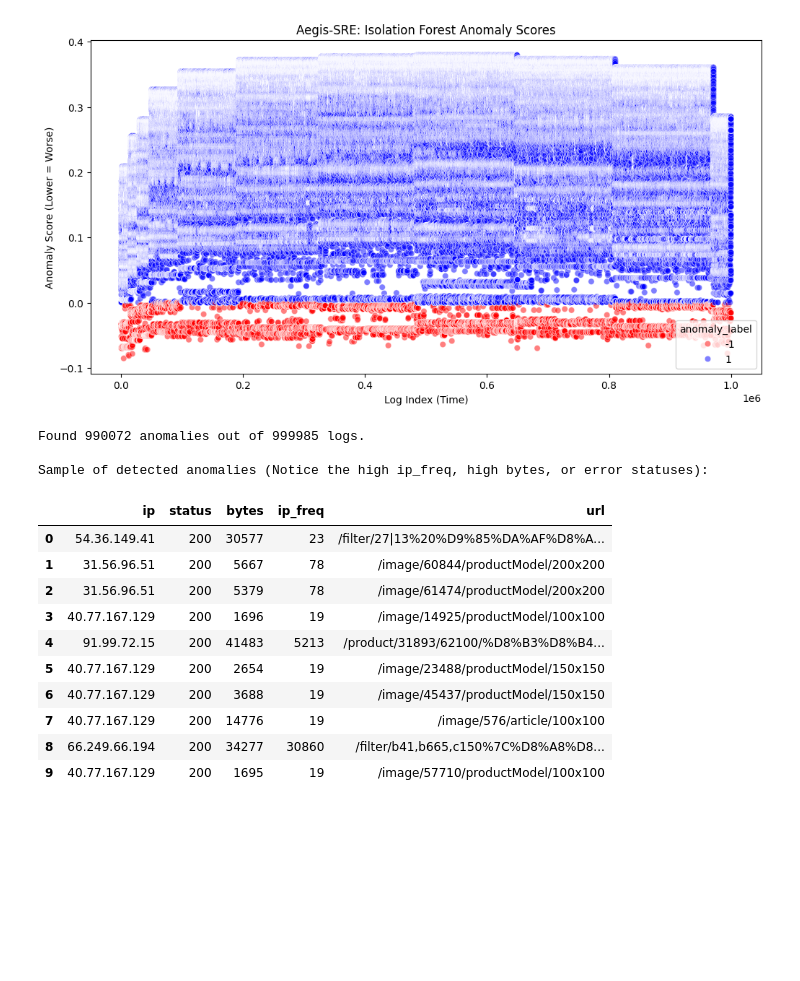
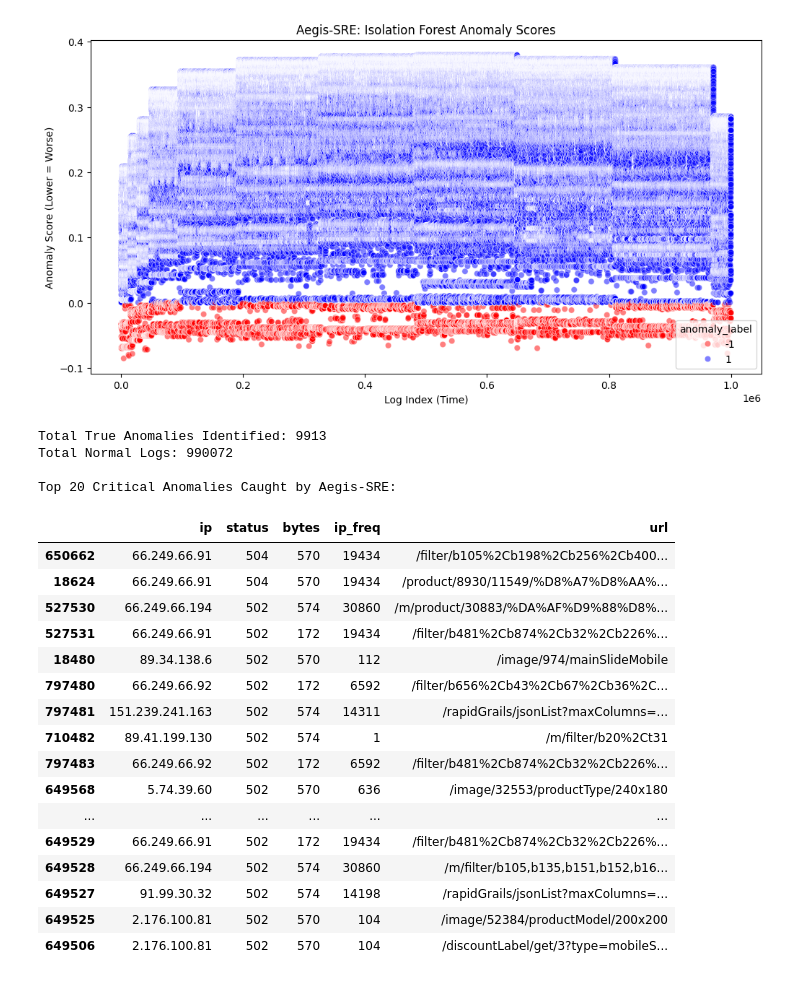
Before and after one commit to RansiluRanasinghe/Aegis-SRE, a Jupyter notebook: NoteBook/Aegis_SRE_Anomaly_Detection_Model.ipynb, the cells around one changed output. Drawn from its saved outputs; the diff is of its cells as text; code cells hidden in the pictures; blank space fills up the shorter version.

Commit message:
bug-fix: fixed the issue with model evaluation

```diff
--- a/NoteBook/Aegis_SRE_Anomaly_Detection_Model.ipynb
+++ b/NoteBook/Aegis_SRE_Anomaly_Detection_Model.ipynb
@@ -183,23 +183,33 @@ plt.ylabel("Anomaly Score (Lower = Worse)")
 plt.show()
 # %% [output]
 [figure]
-# %%
-anomalies = df[df["anomaly_label"] == 1]
-print(f"\nFound {len(anomalies)} anomalies out of {len(df)} logs.")
-print("\nSample of detected anomalies (Notice the high ip_freq, high bytes, or error statuses):")
-display(anomalies[['ip', 'status', 'bytes', 'ip_freq', 'url']].head(10))
-# %% [output]
-Found 990072 anomalies out of 999985 logs.
-
-Sample of detected anomalies (Notice the high ip_freq, high bytes, or error statuses):
-|  | ip | status | bytes | ip_freq | url |
-| 0 | 54.36.149.41 | 200 | 30577 | 23 | /filter/27|13%20%D9%85%DA%AF%D8%A... |
-| 1 | 31.56.96.51 | 200 | 5667 | 78 | /image/60844/productModel/200x200 |
-| 2 | 31.56.96.51 | 200 | 5379 | 78 | /image/61474/productModel/200x200 |
-| 3 | 40.77.167.129 | 200 | 1696 | 19 | /image/14925/productModel/100x100 |
-| 4 | 91.99.72.15 | 200 | 41483 | 5213 | /product/31893/62100/%D8%B3%D8%B4... |
-| 5 | 40.77.167.129 | 200 | 2654 | 19 | /image/23488/productModel/150x150 |
-| 6 | 40.77.167.129 | 200 | 3688 | 19 | /image/45437/productModel/150x150 |
-| 7 | 40.77.167.129 | 200 | 14776 | 19 | /image/576/article/100x100 |
-| 8 | 66.249.66.194 | 200 | 34277 | 30860 | /filter/b41,b665,c150%7C%D8%A8%D8... |
-| 9 | 40.77.167.129 | 200 | 1695 | 19 | /image/57710/productModel/100x100 |
+# %%
+real_anomalies = df[df['anomaly_label'] == -1]
+
+print(f"Total True Anomalies Identified: {len(real_anomalies)}")
+print(f"Total Normal Logs: {len(df[df['anomaly_label'] == 1])}")
+
+print("\nTop 20 Critical Anomalies Caught by Aegis-SRE:")
+display(real_anomalies[['ip', 'status', 'bytes', 'ip_freq', 'url']].sort_values(by='status', ascending=False).head(20))
+# %% [output]
+Total True Anomalies Identified: 9913
+Total Normal Logs: 990072
+
+Top 20 Critical Anomalies Caught by Aegis-SRE:
+|  | ip | status | bytes | ip_freq | url |
+| 650662 | 66.249.66.91 | 504 | 570 | 19434 | /filter/b105%2Cb198%2Cb256%2Cb400... |
+| 18624 | 66.249.66.91 | 504 | 570 | 19434 | /product/8930/11549/%D8%A7%D8%AA%... |
+| 527530 | 66.249.66.194 | 502 | 574 | 30860 | /m/product/30883/%DA%AF%D9%88%D8%... |
+| 527531 | 66.249.66.91 | 502 | 172 | 19434 | /filter/b481%2Cb874%2Cb32%2Cb226%... |
+| 18480 | 89.34.138.6 | 502 | 570 | 112 | /image/974/mainSlideMobile |
+| 797480 | 66.249.66.92 | 502 | 172 | 6592 | /filter/b656%2Cb43%2Cb67%2Cb36%2C... |
+| 797481 | 151.239.241.163 | 502 | 574 | 14311 | /rapidGrails/jsonList?maxColumns=... |
+| 710482 | 89.41.199.130 | 502 | 574 | 1 | /m/filter/b20%2Ct31 |
+| 797483 | 66.249.66.92 | 502 | 172 | 6592 | /filter/b481%2Cb874%2Cb32%2Cb226%... |
+| 649568 | 5.74.39.60 | 502 | 570 | 636 | /image/32553/productType/240x180 |
+| ... | ... | ... | ... | ... | ... |
+| 649529 | 66.249.66.91 | 502 | 172 | 19434 | /filter/b481%2Cb874%2Cb32%2Cb226%... |
+| 649528 | 66.249.66.194 | 502 | 574 | 30860 | /m/filter/b105,b135,b151,b152,b16... |
+| 649527 | 91.99.30.32 | 502 | 574 | 14198 | /rapidGrails/jsonList?maxColumns=... |
+| 649525 | 2.176.100.81 | 502 | 570 | 104 | /image/52384/productModel/200x200 |
+| 649506 | 2.176.100.81 | 502 | 570 | 104 | /discountLabel/get/3?type=mobileS... |
```
